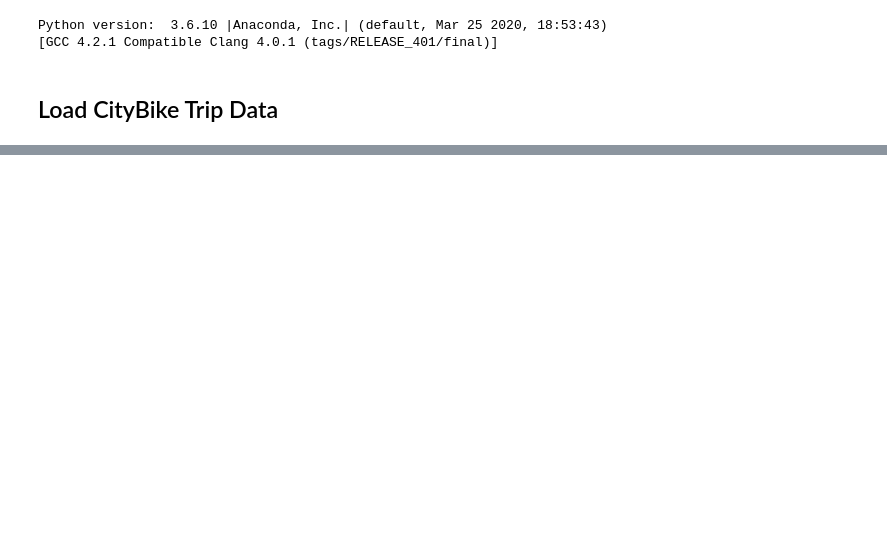
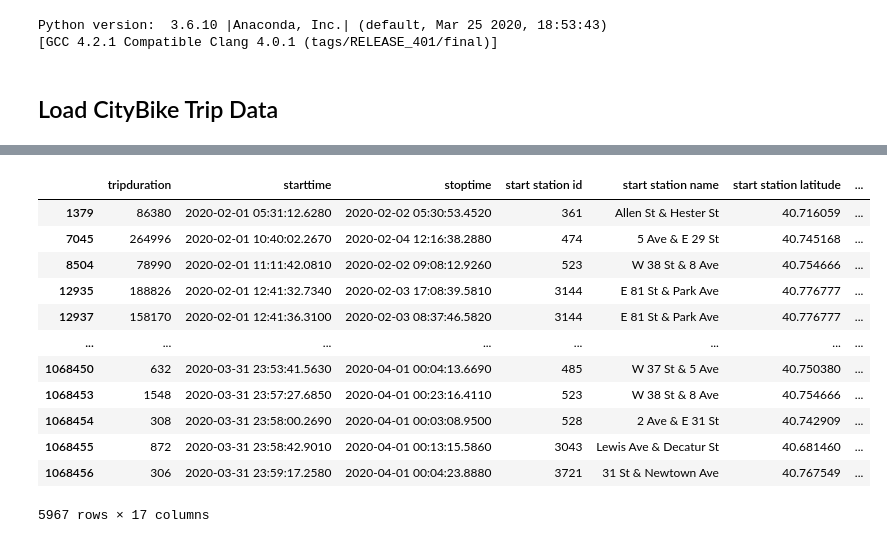
Before and after one commit to mahouoji/MobilityChange, a Jupyter notebook: data_cleaning/citibike_cleaning.ipynb, the cells around one changed output, grey strips where cells are left out. Cells and saved outputs as stored; diff of their text form; code cells hidden in the pictures; blank space fills up the shorter version.

```diff
--- a/data_cleaning/citibike_cleaning.ipynb
+++ b/data_cleaning/citibike_cleaning.ipynb
@@ -33,0 +40,18 @@ trip_df
+# %%
+trip_df['startdate'] = pd.to_datetime(trip_df.starttime, format='%Y-%m-%d %H:%M:%S.%f').dt.date
+trip_df['stopdate'] = pd.to_datetime(trip_df.stoptime, format='%Y-%m-%d %H:%M:%S.%f').dt.date
+trip_df.loc[~(trip_df['startdate'] == trip_df['stopdate'])]
+# %% [output]
+|  | tripduration | starttime | stoptime | start station id | start station name | start station latitude | ... |
+| 1379 | 86380 | 2020-02-01 05:31:12.6280 | 2020-02-02 05:30:53.4520 | 361 | Allen St & Hester St | 40.716059 | ... |
+| 7045 | 264996 | 2020-02-01 10:40:02.2670 | 2020-02-04 12:16:38.2880 | 474 | 5 Ave & E 29 St | 40.745168 | ... |
+| 8504 | 78990 | 2020-02-01 11:11:42.0810 | 2020-02-02 09:08:12.9260 | 523 | W 38 St & 8 Ave | 40.754666 | ... |
+| 12935 | 188826 | 2020-02-01 12:41:32.7340 | 2020-02-03 17:08:39.5810 | 3144 | E 81 St & Park Ave | 40.776777 | ... |
+| 12937 | 158170 | 2020-02-01 12:41:36.3100 | 2020-02-03 08:37:46.5820 | 3144 | E 81 St & Park Ave | 40.776777 | ... |
+| ... | ... | ... | ... | ... | ... | ... | ... |
+| 1068450 | 632 | 2020-03-31 23:53:41.5630 | 2020-04-01 00:04:13.6690 | 485 | W 37 St & 5 Ave | 40.750380 | ... |
+| 1068453 | 1548 | 2020-03-31 23:57:27.6850 | 2020-04-01 00:23:16.4110 | 523 | W 38 St & 8 Ave | 40.754666 | ... |
+| 1068454 | 308 | 2020-03-31 23:58:00.2690 | 2020-04-01 00:03:08.9500 | 528 | 2 Ave & E 31 St | 40.742909 | ... |
+| 1068455 | 872 | 2020-03-31 23:58:42.9010 | 2020-04-01 00:13:15.5860 | 3043 | Lewis Ave & Decatur St | 40.681460 | ... |
+| 1068456 | 306 | 2020-03-31 23:59:17.2580 | 2020-04-01 00:04:23.8880 | 3721 | 31 St & Newtown Ave | 40.767549 | ... |
+5967 rows × 17 columns
```
Also changed, not shown: parts of 12 cells of this notebook, 4 other files.
